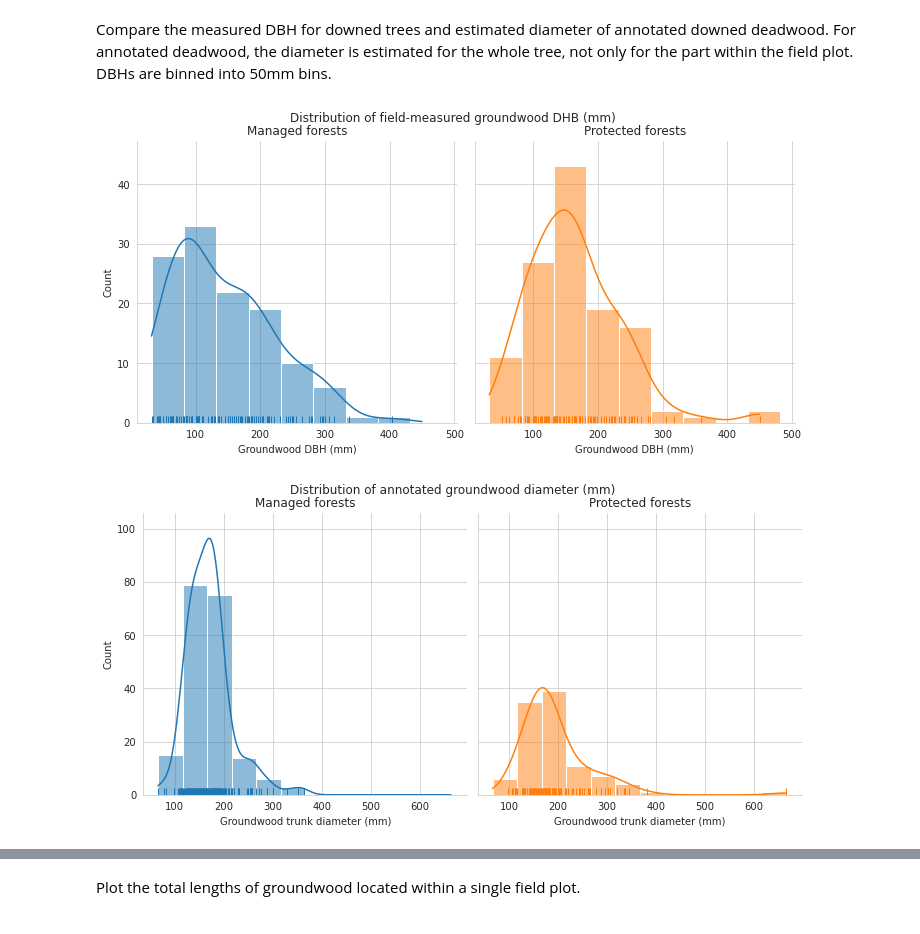
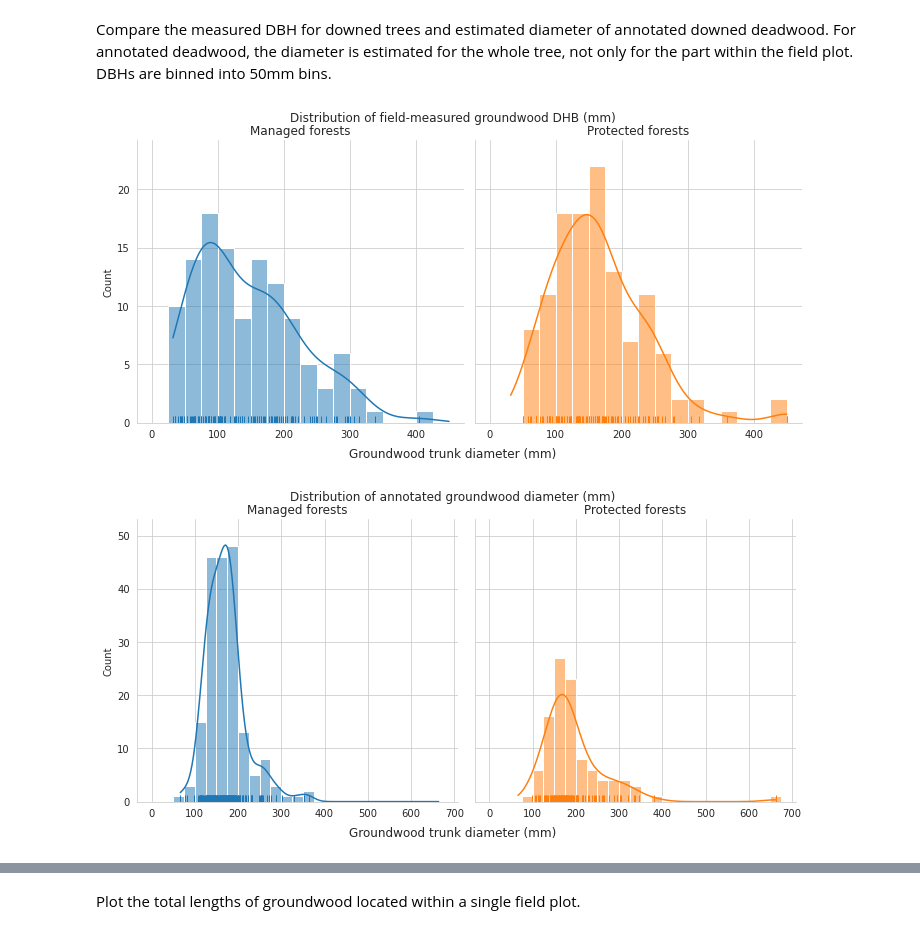
Before and after one commit to mayrajeo/maskrcnn-deadwood, a Jupyter notebook: notebooks/2_comparing_annotations_and_field_data.ipynb, the cells around one changed output, grey strips where cells are left out. Drawn from its saved outputs; the diff is of its cells as text; code cells hidden in the pictures.

```diff
--- a/notebooks/2_comparing_annotations_and_field_data.ipynb
+++ b/notebooks/2_comparing_annotations_and_field_data.ipynb
@@ -14,6 +103,6 @@ Read data and do some wrangling.
 field_data_path = Path('../data/hiidenportti')
 anns = gpd.read_file('../../data/raw/hiidenportti/virtual_plots/all_deadwood_hiidenportti.geojson')
 plot_circles = gpd.read_file(field_data_path/'plot_circles.geojson')
-field_data = pd.read_csv(field_data_path/'all_plot_variables.csv')
+field_data = pd.read_csv(field_data_path/'all_plot_data.csv')
 virtual_plot_grid = gpd.read_file(field_data_path/'envelopes_with_trees.geojson')
 natura_areas = gpd.read_file(field_data_path/'hiidenportti_natura.geojson')
@@ -66,7 +130,10 @@ Name: v_dw, dtype: float64
 # %%
 plot_dw_data['n_dw_plot'] = np.round((plot_dw_data['n_dw']/10000)*np.pi*9**2).astype(int)
+plot_dw_data['n_ddw_plot'] = np.round((plot_dw_data['n_ddw']/10000)*np.pi*9**2).astype(int)
+plot_dw_data['n_udw_plot'] = plot_dw_data.n_dw_plot - plot_dw_data.n_ddw_plot
 # %%
 def match_circular_plot(row, plots):
+    "Match annotations with field plots"
     for p in plots.itertuples():
         if row.geometry.intersects(p.geometry):
             return int(p.id)
@@ -79,6 +146,10 @@ Count the number of annotated deadwood instances in each circular field plot, as
 # %%
 plot_dw_data['n_dw_ann'] = plot_dw_data.apply(lambda row: anns_in_plots.plot_id.value_counts()[row.id]
                                               if row.id in anns_in_plots.plot_id.unique() else 0, axis=1)
+plot_dw_data['n_ddw_ann'] = plot_dw_data.apply(lambda row: anns_in_plots[anns_in_plots.groundwood==2].plot_id.value_counts()[row.id]
+                                              if row.id in anns_in_plots[anns_in_plots.groundwood==2].plot_id.unique() else 0, axis=1)
+plot_dw_data['n_udw_ann'] = plot_dw_data.apply(lambda row: anns_in_plots[anns_in_plots.groundwood==1].plot_id.value_counts()[row.id]
+                                              if row.id in anns_in_plots[anns_in_plots.groundwood==1].plot_id.unique() else 0, axis=1)
 plot_dw_data['geometry'] = plot_dw_data.apply(lambda row: plot_circles[plot_circles.id == row.id].geometry.iloc[0],
                                               axis=1)
 plot_dw_data = gpd.GeoDataFrame(plot_dw_data, crs=plot_circles.crs)
@@ -258,24 +282,28 @@ As expected, annotated trunks are clearly on average shorter than field measured
 Compare the measured DBH for downed trees and estimated diameter of annotated downed deadwood. For annotated deadwood, the diameter is estimated for the whole tree, not only for the part within the field plot. DBHs are binned into 50mm bins.
 # %%
 g = sns.displot(data=tree_data[(tree_data.tree_class == 4)&(tree_data.dbh>0)], x='dbh', hue='conservation',
-                col='conservation', kde=True, rug=True, legend=False, binwidth=50)
+                col='conservation', kde=True, rug=True, legend=False, binwidth=25,
+                binrange=(0, max(tree_data[(tree_data.tree_class == 4)].dbh)))
 g.fig.subplots_adjust(top=.9)
 g.fig.suptitle('Distribution of field-measured groundwood DHB (mm)')
 g.axes[0,0].set_title('Managed forests')
 g.axes[0,1].set_title('Protected forests')
-g.set_xlabels('Groundwood DBH (mm)')
+g.set_xlabels('','')
+g.fig.supxlabel('Groundwood trunk diameter (mm)')
 plt.show()
 # %% [output]
-[figure, old version]
+[figure, new version]
 # %%
 anns_in_plots['diam'] = anns_in_plots.geometry.apply(lambda row: np.mean(get_three_point_diams(row))) * 1000
 g = sns.displot(data=anns_in_plots[(anns_in_plots.layer=='groundwood')], x='diam',
-                kde=True, rug=True, col='conservation', hue='conservation', legend=False, binwidth=50)
+                kde=True, rug=True, col='conservation', hue='conservation', legend=False,
+                binwidth=25, binrange=(0, max(anns_in_plots[(anns_in_plots.layer=='groundwood')].diam)))
 g.fig.subplots_adjust(top=.9)
 g.fig.suptitle('Distribution of annotated groundwood diameter (mm)')
 g.axes[0,0].set_title('Managed forests')
 g.axes[0,1].set_title('Protected forests')
-g.set_xlabels('Groundwood trunk diameter (mm)')
+g.set_xlabels('','')
+g.fig.supxlabel('Groundwood trunk diameter (mm)')
 plt.show()
 # %% [output]
-[figure, old version]
+[figure, new version]
```
Also changed, not shown: parts of 100 cells of this notebook, 5 other files.
